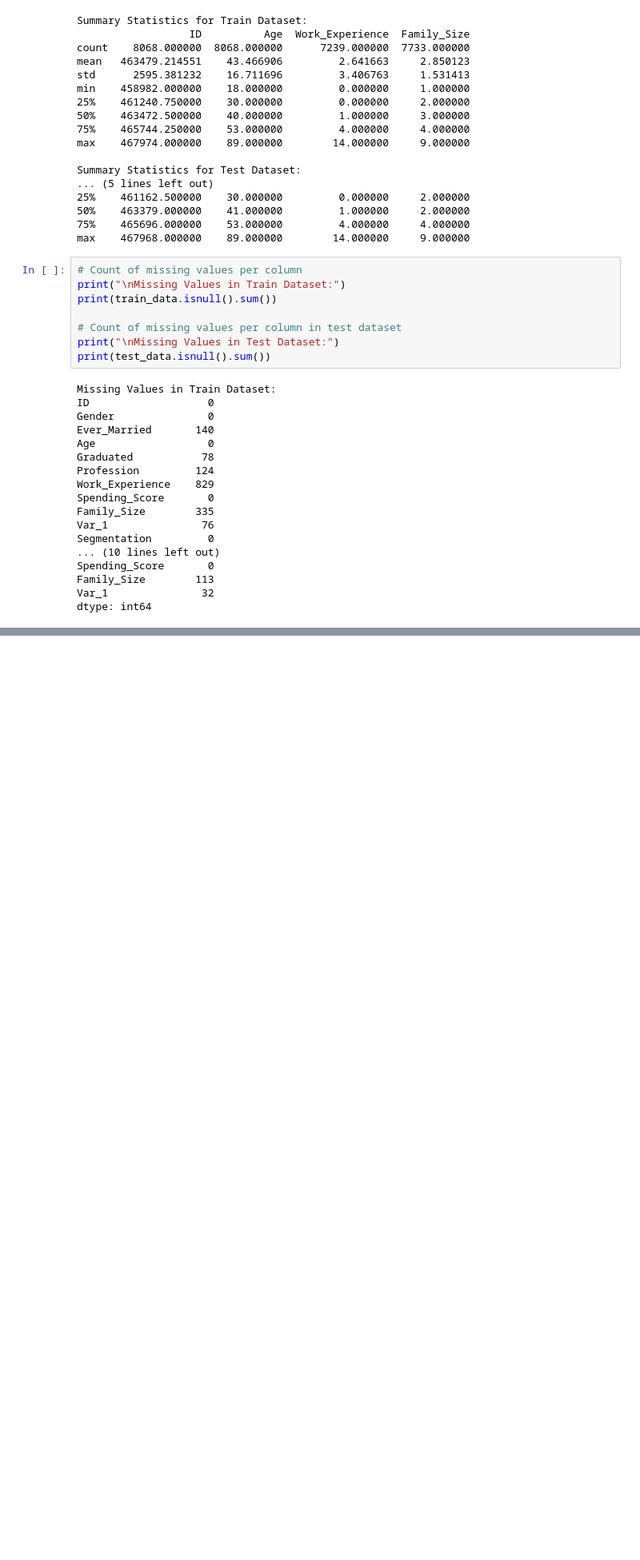
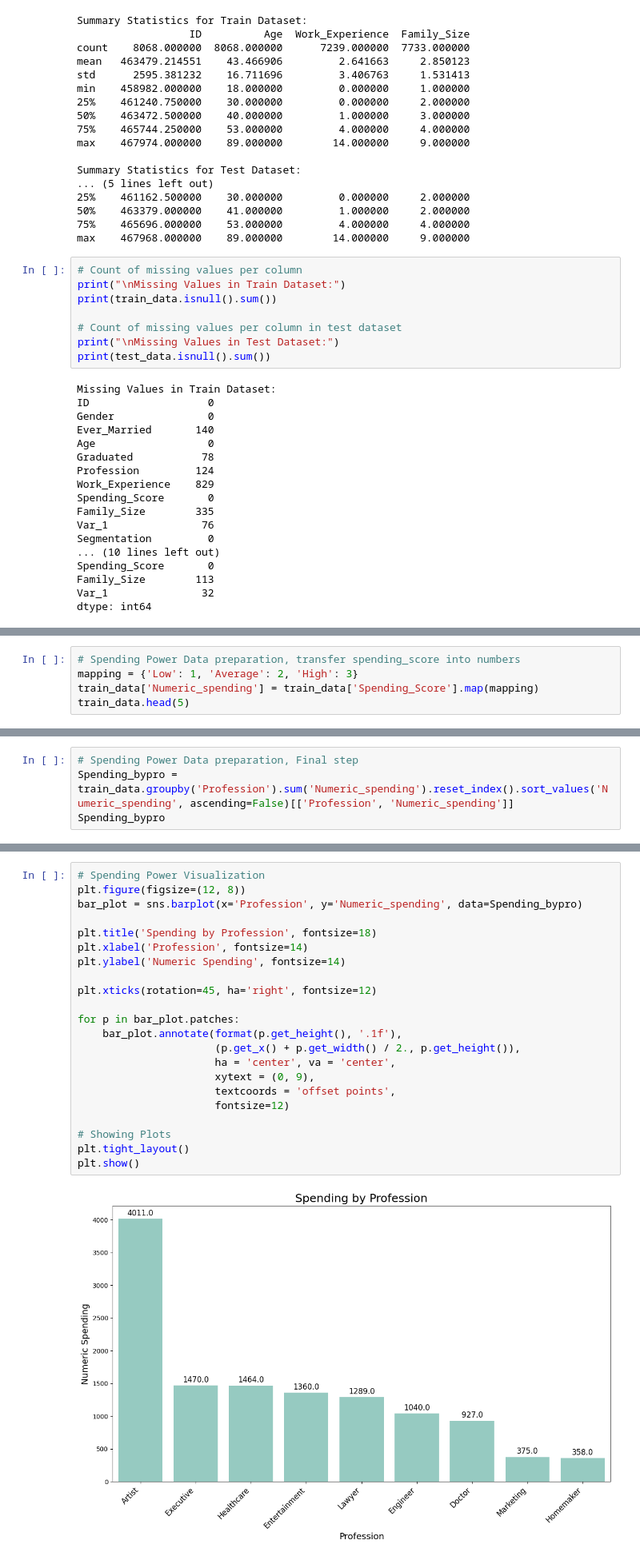
Before and after one commit to Jen-uis/Customer-Segmentation-Analysis, a Jupyter notebook: Project-Code.ipynb, the cells around one changed output, grey strips where cells are left out. Shown at 80% size. Saved outputs shown, nothing was run; the diff lists cells and outputs as text; blank space fills up the shorter version.

```diff
--- a/Project-Code.ipynb
+++ b/Project-Code.ipynb
@@ -81,0 +159,5 @@ dtype: int64
+# %%
+# Spending Power Data preparation, transfer spending_score into numbers
+mapping = {'Low': 1, 'Average': 2, 'High': 3}
+train_data['Numeric_spending'] = train_data['Spending_Score'].map(mapping)
+train_data.head(5)
@@ -81,0 +171,4 @@ dtype: int64
+# %%
+# Spending Power Data preparation, Final step
+Spending_bypro = train_data.groupby('Profession').sum('Numeric_spending').reset_index().sort_values('Numeric_spending', ascending=False)[['Profession', 'Numeric_spending']]
+Spending_bypro
@@ -81,0 +186,24 @@ dtype: int64
+# %%
+# Spending Power Visualization
+plt.figure(figsize=(12, 8))
+bar_plot = sns.barplot(x='Profession', y='Numeric_spending', data=Spending_bypro)
+
+plt.title('Spending by Profession', fontsize=18)
+plt.xlabel('Profession', fontsize=14)
+plt.ylabel('Numeric Spending', fontsize=14)
+
+plt.xticks(rotation=45, ha='right', fontsize=12)
+
+for p in bar_plot.patches:
+    bar_plot.annotate(format(p.get_height(), '.1f'),
+                      (p.get_x() + p.get_width() / 2., p.get_height()),
+                      ha = 'center', va = 'center',
+                      xytext = (0, 9),
+                      textcoords = 'offset points',
+                      fontsize=12)
+
+# Showing Plots
+plt.tight_layout()
+plt.show()
+# %% [output]
+[figure, added]
```
Also changed, not shown: parts of 27 cells of this notebook, 1 other file.
